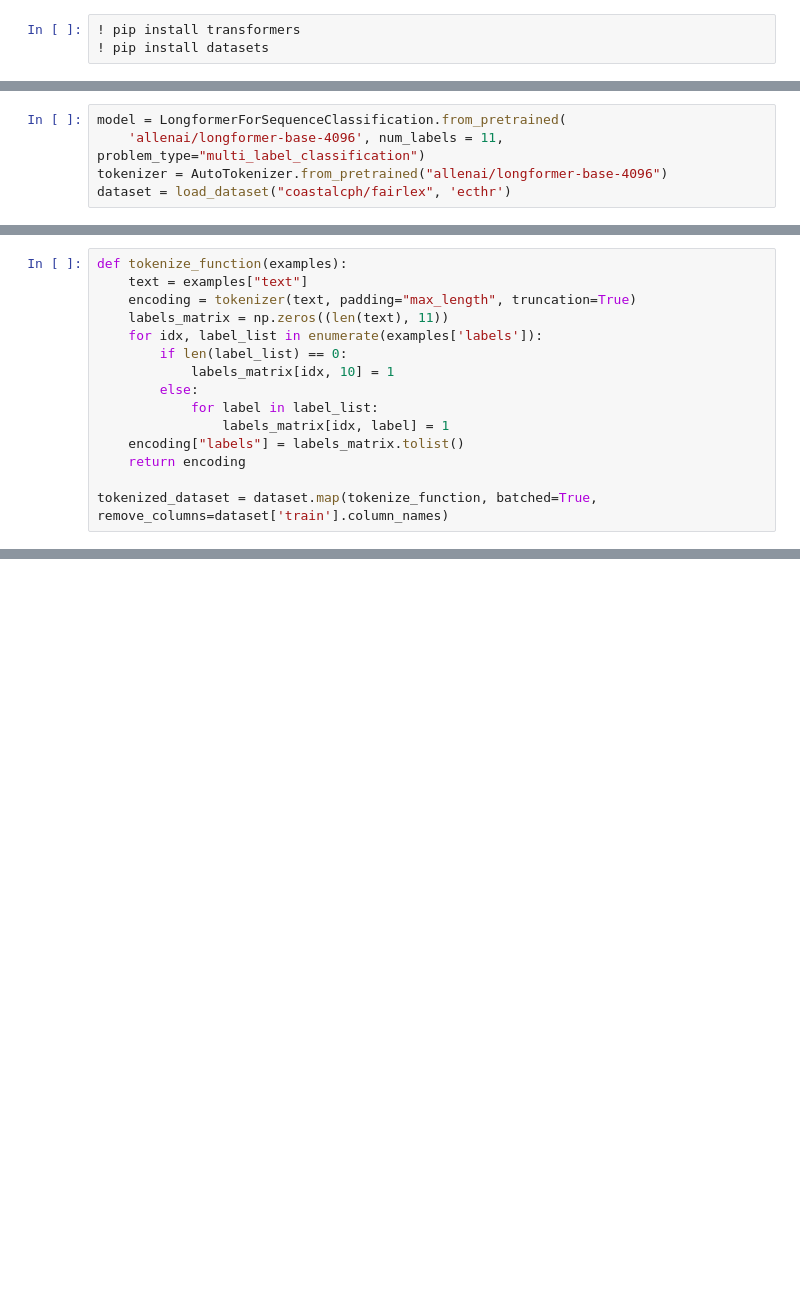
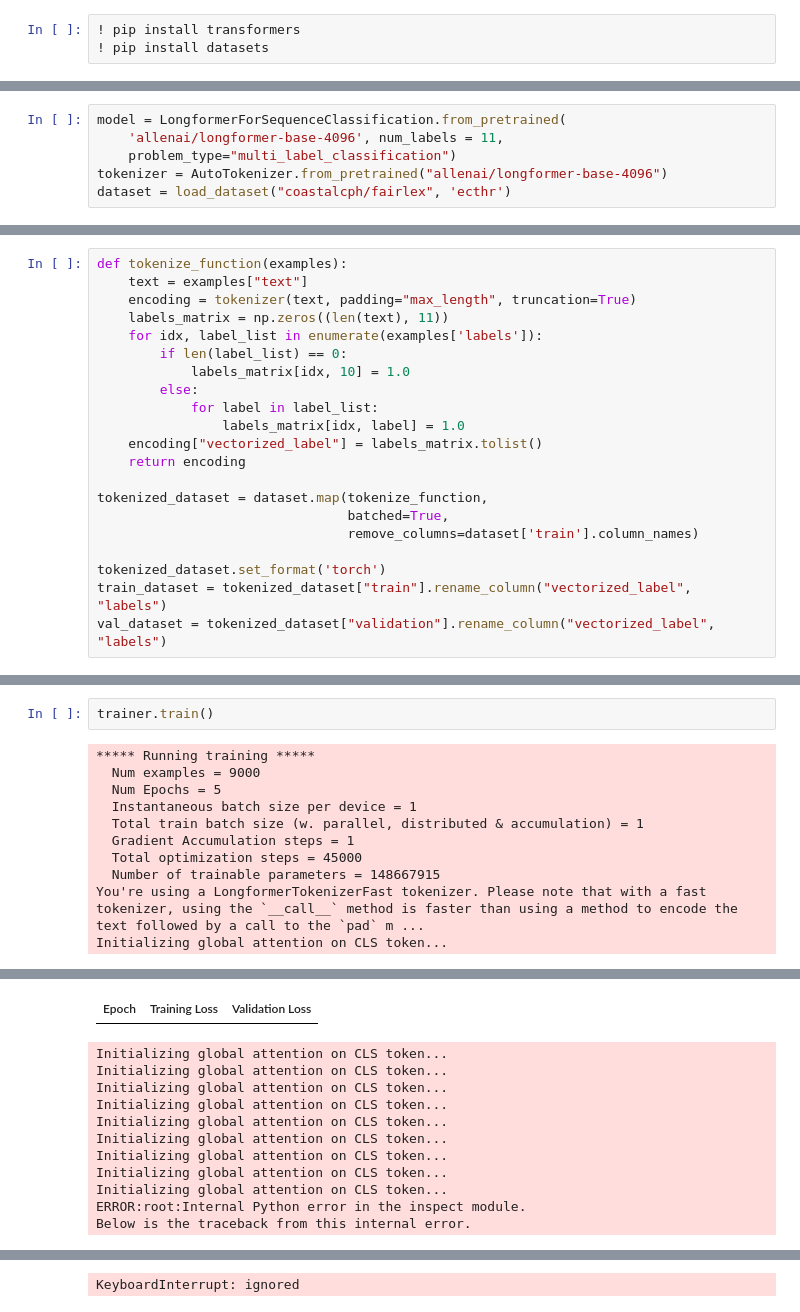
Before and after one commit to poix3/Dissertation, a Jupyter notebook: baseline_longformer.ipynb, the cells around one changed output, grey strips where cells are left out. Cells and saved outputs as stored; diff of their text form; blank space fills up the shorter version.

```diff
--- a/baseline_longformer.ipynb
+++ b/baseline_longformer.ipynb
@@ -10,7 +11,8 @@ from transformers import (AutoTokenizer, LongformerForSequenceClassification,
 from datasets import load_dataset
 # %%
 model = LongformerForSequenceClassification.from_pretrained(
-    'allenai/longformer-base-4096', num_labels = 11, problem_type="multi_label_classification")
+    'allenai/longformer-base-4096', num_labels = 11,
+    problem_type="multi_label_classification")
 tokenizer = AutoTokenizer.from_pretrained("allenai/longformer-base-4096")
 dataset = load_dataset("coastalcph/fairlex", 'ecthr')
 # %% [output]
@@ -27,11 +29,17 @@ def tokenize_function(examples):
     labels_matrix = np.zeros((len(text), 11))
     for idx, label_list in enumerate(examples['labels']):
         if len(label_list) == 0:
-            labels_matrix[idx, 10] = 1
+            labels_matrix[idx, 10] = 1.0
         else:
             for label in label_list:
-                labels_matrix[idx, label] = 1
-    encoding["labels"] = labels_matrix.tolist()
+                labels_matrix[idx, label] = 1.0
+    encoding["vectorized_label"] = labels_matrix.tolist()
     return encoding
 
-tokenized_dataset = dataset.map(tokenize_function, batched=True, remove_columns=dataset['train'].column_names)
+tokenized_dataset = dataset.map(tokenize_function,
+                                batched=True,
+                                remove_columns=dataset['train'].column_names)
+
+tokenized_dataset.set_format('torch')
+train_dataset = tokenized_dataset["train"].rename_column("vectorized_label", "labels")
+val_dataset = tokenized_dataset["validation"].rename_column("vectorized_label", "labels")
@@ -37,0 +96,13 @@ tokenized_dataset = dataset.map(tokenize_function, batched=True, remove_columns=
+# %%
+trainer.train()
+# %% [output]
+***** Running training *****
+  Num examples = 9000
+  Num Epochs = 5
+  Instantaneous batch size per device = 1
+  Total train batch size (w. parallel, distributed & accumulation) = 1
+  Gradient Accumulation steps = 1
+  Total optimization steps = 45000
+  Number of trainable parameters = 148667915
+You're using a LongformerTokenizerFast tokenizer. Please note that with a fast tokenizer, using the `__call__` method is faster than using a method to encode the text followed by a call to the `pad` m ...
+Initializing global attention on CLS token...
@@ -37,0 +110,12 @@ tokenized_dataset = dataset.map(tokenize_function, batched=True, remove_columns=
+| Epoch | Training Loss | Validation Loss |
+Initializing global attention on CLS token...
+Initializing global attention on CLS token...
+Initializing global attention on CLS token...
+Initializing global attention on CLS token...
+Initializing global attention on CLS token...
+Initializing global attention on CLS token...
+Initializing global attention on CLS token...
+Initializing global attention on CLS token...
+Initializing global attention on CLS token...
+ERROR:root:Internal Python error in the inspect module.
+Below is the traceback from this internal error.
@@ -37,0 +139 @@ tokenized_dataset = dataset.map(tokenize_function, batched=True, remove_columns=
+KeyboardInterrupt: ignored
```
Also changed, not shown: parts of 5 cells of this notebook.
